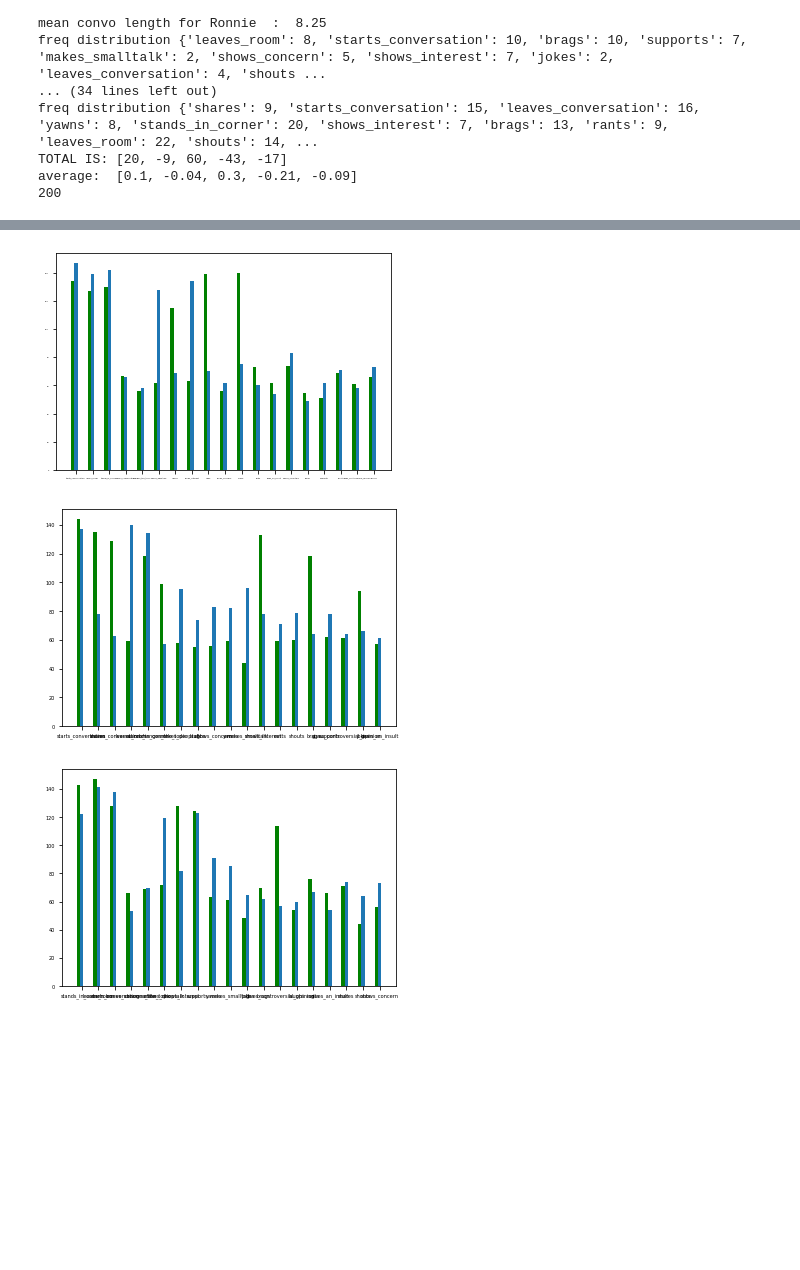
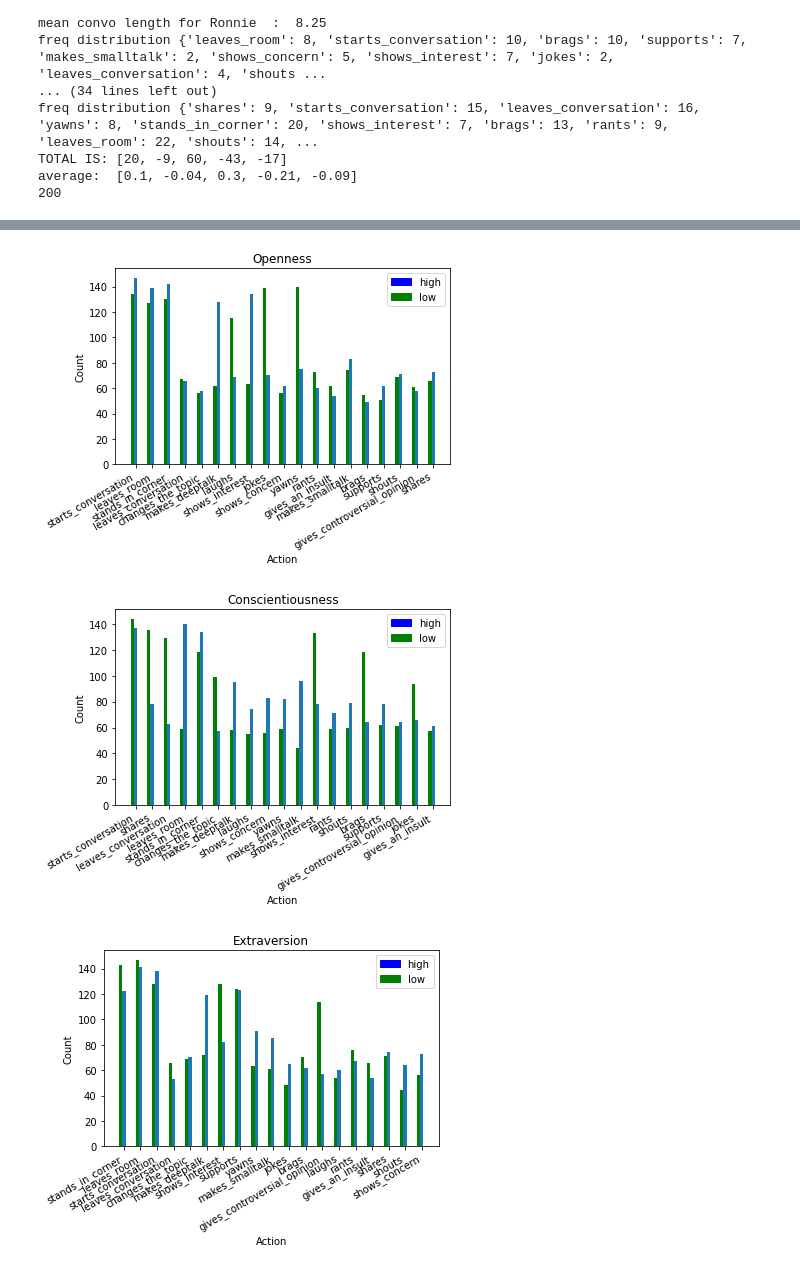
Before and after one commit to mnsinclair/singularity, a Jupyter notebook: Simulation_Analysis.ipynb, the cells around one changed output, grey strips where cells are left out. Saved outputs shown, nothing was run; the diff lists cells and outputs as text; code cells hidden in the pictures; blank space fills up the shorter version.

Commit message:
Fixed graph issues

```diff
--- a/Simulation_Analysis.ipynb
+++ b/Simulation_Analysis.ipynb
@@ -274,35 +274,45 @@ personality_types = ['Openness', 'Conscientiousness', 'Extraversion', 'Agreeable
 #looping through the various personality types
 for i in range(0,len(personality_types)):
     high_personality_action = seperate_personality_action.loc[seperate_personality_action[personality_types[i]] == 1.0]
     high_personality_action = high_personality_action.loc[:,'_action_name']
     #==========================================================
     #need to update this to -1.0 when merging with main class
     low_personality_action = seperate_personality_action.loc[seperate_personality_action[personality_types[i]] == 0.0]
     low_personality_action = low_personality_action.loc[:,'_action_name']
 
     high_action_dist = freq_dist(high_personality_action)
     low_action_dist = freq_dist(low_personality_action)
 
     #Tried with plotly
 #     combined_action_dist = pd.DataFrame([high_action_dist, low_action_dist])
 #     combined_action_dist.rename(index = {0: 'high', 1: 'low'}, inplace=True)
 #     combined_action_dist = combined_action_dist.transpose()
 #     print(combined_action_dist)
 #     fig = px.histogram(combined_action_dist, x="Action", y="Count",
 #              color='High & low', barmode='group',
 #              height=400)
 #     fig.show()
 
     X = np.arange(len(high_action_dist))
     plt.bar(range(len(high_action_dist)), list(high_action_dist.values()), width=0.2, align='center')
     plt.bar(X-0.2, low_action_dist.values(), width=0.2, color='g', align='center')
     plt.xticks(range(len(high_action_dist)), list(high_action_dist.keys()))
-    plt.rcParams.update({'font.size': 5})
+    plt.rcParams.update({'font.size': 10})
+    plt.title(personality_types[i])
+    plt.ylabel('Count')
+    plt.xlabel('Actions')
+
+
+    colors = {'high':'blue', 'low':'green'}
+    labels = list(colors.keys())
+    handles = [plt.Rectangle((0,0),1,1, color=colors[label]) for label in labels]
+    plt.legend(handles, labels)
+    plt.gcf().autofmt_xdate()
 
     filepath = 'personalitygraphs/' + personality_types[i] + '.png'
-    plt.savefig(filepath)
+    plt.savefig(filepath, bbox_inches="tight")
     plt.show()
 # %% [output]
-[figure, old version]
+[figure, new version]
-[figure, old version]
+[figure, new version]
-[figure, old version]
+[figure, new version]
```
Also changed, not shown: parts of 2 cells of this notebook.
